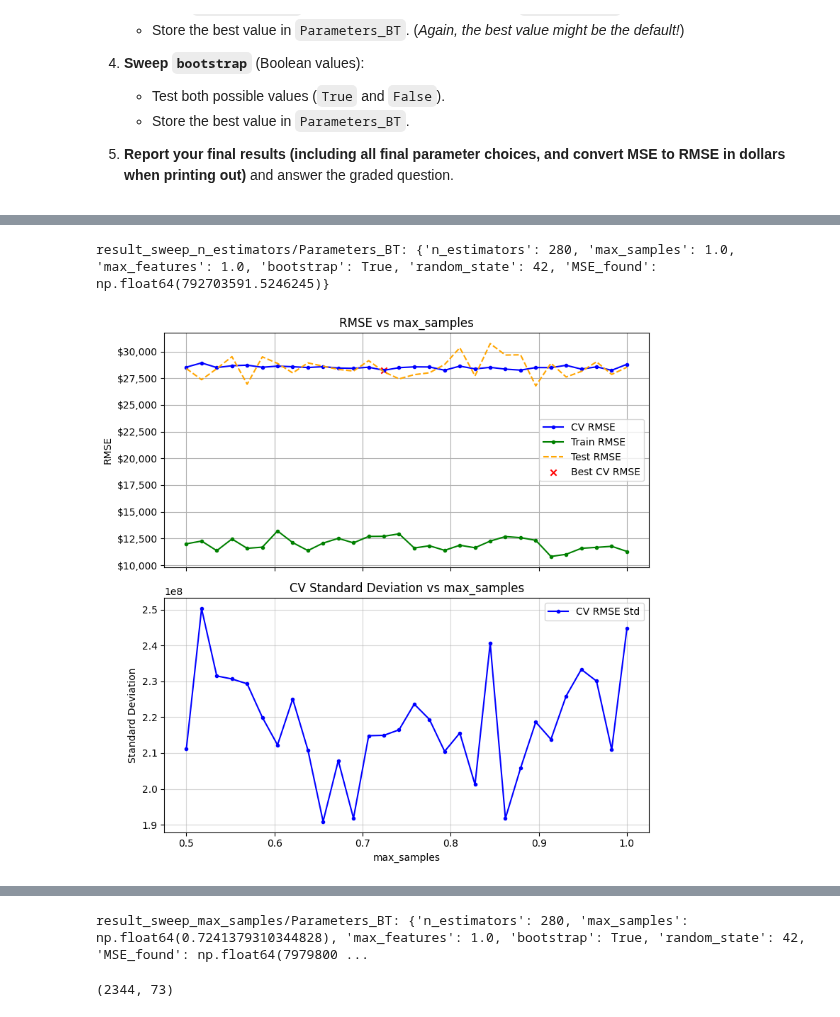
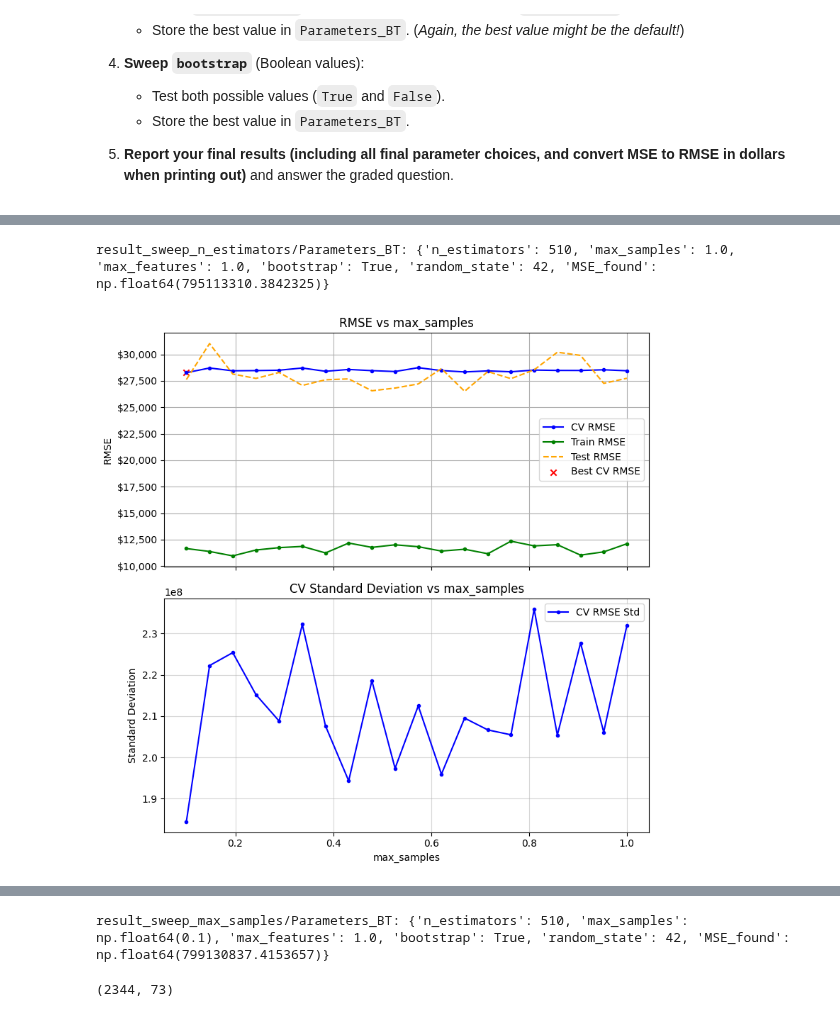
Before and after one commit to SergeyNelyapenkoBU/Module-3-Assignments, a Jupyter notebook: Homework_07.ipynb, the cells around one changed output, grey strips where cells are left out. Cells and saved outputs as stored; diff of their text form; code cells hidden in the pictures.

```diff
--- a/Homework_07.ipynb
+++ b/Homework_07.ipynb
@@ -326,3 +326,19 @@ Default_Parameters_Bagging = {
     'MSE_found'   : float('inf')   # Used for tracking the best MSE during parameter sweeps, to record result of these parameter choices
                                    # Initialized to inf in case want to use this to record best MSE found so far in a sequence of parameter choices
 }
+# %%
+# 0. All defaults:
+model_all_refaults = BaggingRegressor()
+P_temp = Default_Parameters_Bagging.copy()
+cv_mse, std_cv, train_mse, test_mse = run_model(
+            model=model_all_refaults,
+            X_train=X_train, y_train=y_train,
+            X_test=X_test,   y_test=y_test,
+            n_repeats=10,
+            n_jobs=-1,
+            **P_temp
+        )
+# %%
+all_defaults_cv_rmse = np.sqrt(cv_mse)
+Default_Parameters_Bagging['MSE_found']=cv_mse
+print(f"cv_rmse: {all_defaults_cv_rmse},cv_mse: {cv_mse}, std_cv: {std_cv}, train_mse: {train_mse}, test_mse: {test_mse}")
@@ -354,29 +372,29 @@ Execution Time: 00:03:51
 # %%
 print(f"result_sweep_n_estimators/Parameters_BT: {result_sweep_n_estimators}")
-Parameters_BT = result_sweep_n_estimators
+Parameters_BT = result_sweep_n_estimators.copy()
 # %% [output]
-result_sweep_n_estimators/Parameters_BT: {'n_estimators': 280, 'max_samples': 1.0, 'max_features': 1.0, 'bootstrap': True, 'random_state': 42, 'MSE_found': np.float64(792703591.5246245)}
+result_sweep_n_estimators/Parameters_BT: {'n_estimators': 510, 'max_samples': 1.0, 'max_features': 1.0, 'bootstrap': True, 'random_state': 42, 'MSE_found': np.float64(795113310.3842325)}
 # %%
 # Your code here:
 # 2. Sweep max_samples:
 model_sweep_max_samples = BaggingRegressor()
 param = 'max_samples'
-parameter_list_max_samples = np.linspace(0.5,1.0,30)
+parameter_list_max_samples = np.linspace(0.1,1.0,20)
 default_parameters_max_samples = Parameters_BT.copy()
 
 result_sweep_max_samples = sweep_parameter(model=model_sweep_max_samples,
                                             Parameters=default_parameters_max_samples,
                                             param = param,
                                             parameter_list = parameter_list_max_samples,
                                             X_train          = X_train,
                                             y_train          = y_train,
                                             X_test           = X_test,
                                             y_test           = y_test,
                                             verbose          = True,
                                             show_rmse        = True,
                                             n_iter_no_change = None,
                                             delta            = 0.001,
                                             n_jobs           = -1,
                                             n_repeats        = 10)
 # %% [output]
-[figure, old version]
+[figure, new version]
@@ -384,8 +402,8 @@ Execution Time: 00:01:06
 # %%
 print(f"result_sweep_max_samples/Parameters_BT: {result_sweep_max_samples}")
-Parameters_BT = result_sweep_max_samples
+Parameters_BT = result_sweep_max_samples.copy()
 # %% [output]
-result_sweep_max_samples/Parameters_BT: {'n_estimators': 280, 'max_samples': np.float64(0.7241379310344828), 'max_features': 1.0, 'bootstrap': True, 'random_state': 42, 'MSE_found': np.float64(7979800 ...
+result_sweep_max_samples/Parameters_BT: {'n_estimators': 510, 'max_samples': np.float64(0.1), 'max_features': 1.0, 'bootstrap': True, 'random_state': 42, 'MSE_found': np.float64(799130837.4153657)}
 # %%
 X_train.shape
 # %% [output]
```
Also changed, not shown: parts of 11 cells of this notebook.
